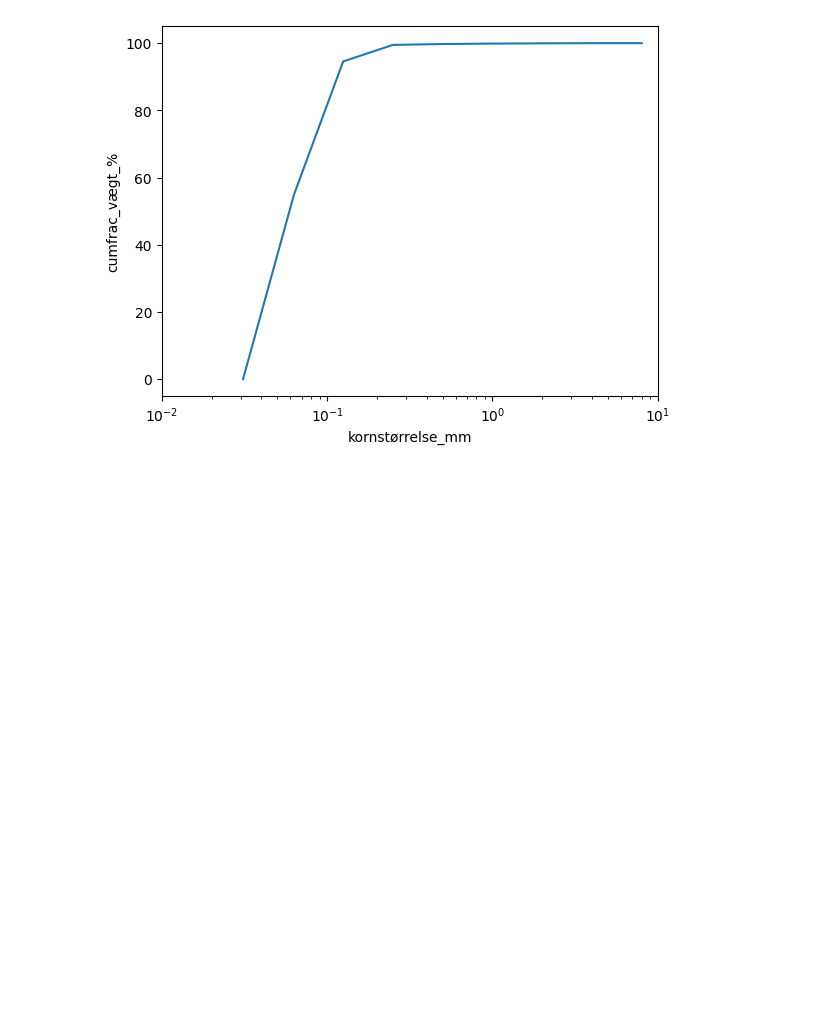
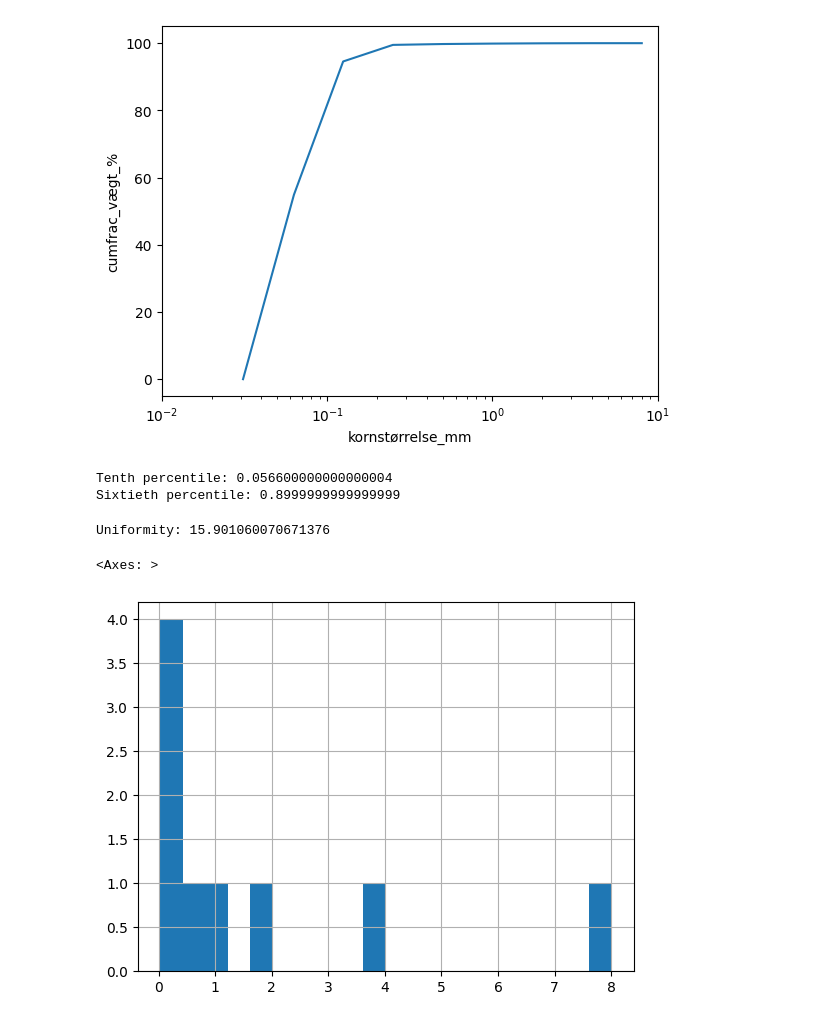
Before and after one commit to soldfield/codespaces-jupyter, a Jupyter notebook: notebooks/population.ipynb, the cells around one changed output. Drawn from its saved outputs; the diff is of its cells as text; code cells hidden in the pictures; blank space fills up the shorter version.

```diff
--- a/notebooks/population.ipynb
+++ b/notebooks/population.ipynb
@@ -66,0 +71,19 @@ plt.show()
+# %%
+p10 = df['kornstørrelse_mm'].quantile(0.1)
+p60 = df['kornstørrelse_mm'].quantile(0.6)
+
+print(f"Tenth percentile: {p10}")
+print(f"Sixtieth percentile: {p60}")
+# %% [output]
+Tenth percentile: 0.056600000000000004
+Sixtieth percentile: 0.8999999999999999
+# %%
+uniformity = p60 / p10
+print(f"Uniformity: {uniformity}")
+# %% [output]
+Uniformity: 15.901060070671376
+# %%
+df['kornstørrelse_mm'].hist(bins=20)
+# %% [output]
+<Axes: >
+[figure, added]
```
Also changed, not shown: parts of 6 cells of this notebook, 5 other files.
